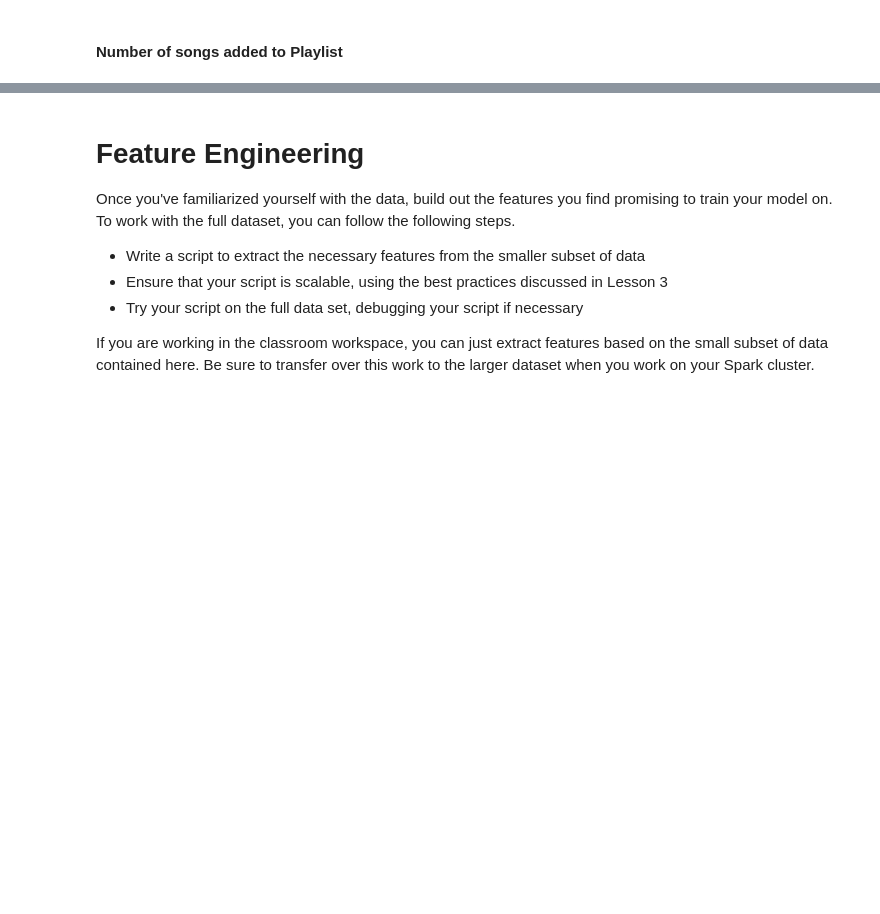
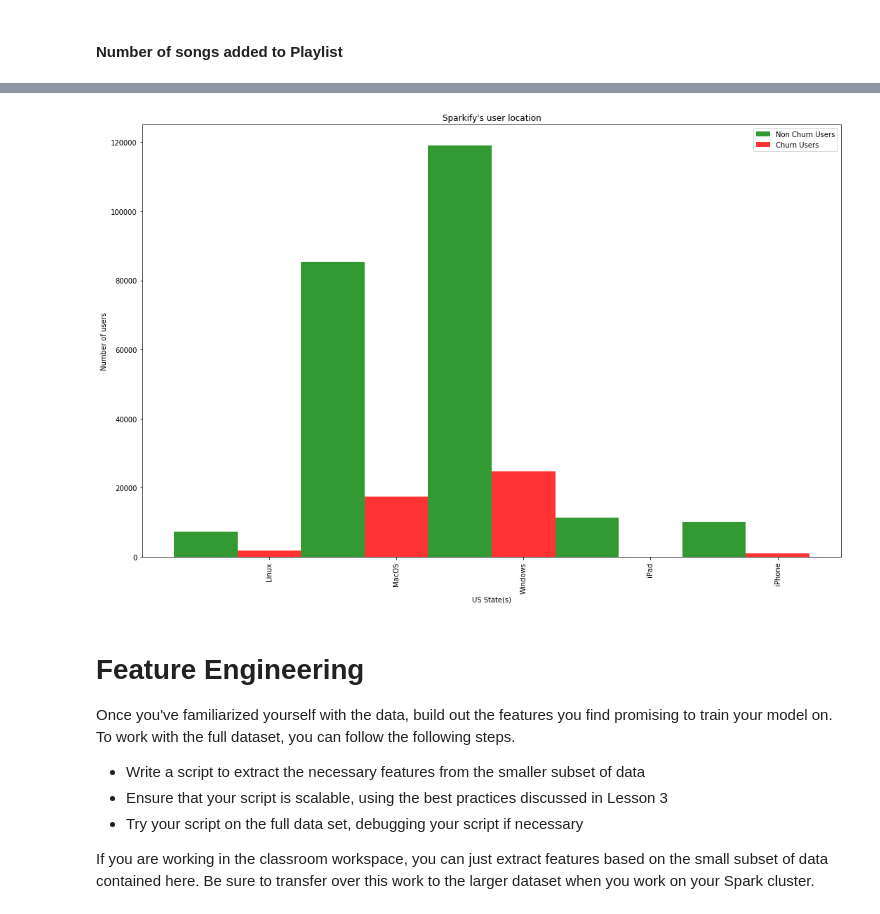
Before and after one commit to lethiess/Sparkify, a Jupyter notebook: Sparkify.ipynb, the cells around one changed output, grey strips where cells are left out. Saved outputs shown, nothing was run; the diff lists cells and outputs as text; code cells hidden in the pictures; blank space fills up the shorter version.

```diff
--- a/Sparkify.ipynb
+++ b/Sparkify.ipynb
@@ -513,3 +938,9 @@ df.where("page = 'Add to Playlist'").groupby(["page", "churn"]).count().show()
+# %%
+df_os = df.groupby(["os", "churn"]).count().toPandas()
+# %%
+plot_grouped_bar_chart(df_os, "os", "churn")
+# %% [output]
+[figure, added]
 # %% [markdown]
 # Feature Engineering
 Once you've familiarized yourself with the data, build out the features you find promising to train your model on. To work with the full dataset, you can follow the following steps.
```
Also changed, not shown: parts of 81 cells of this notebook.
